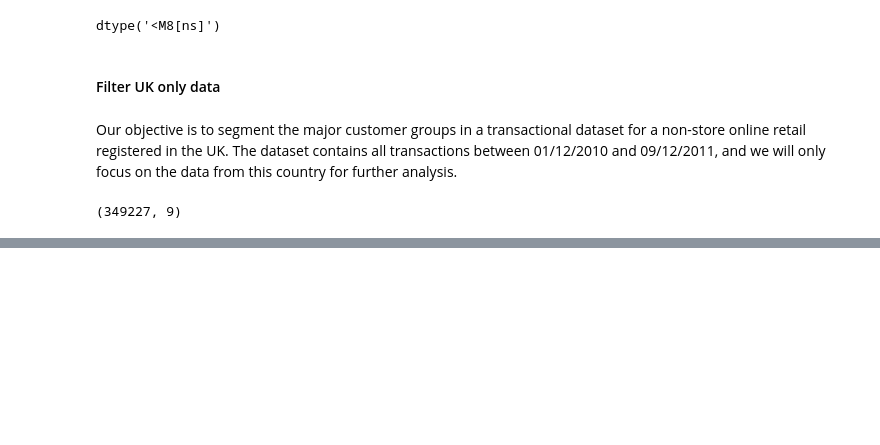
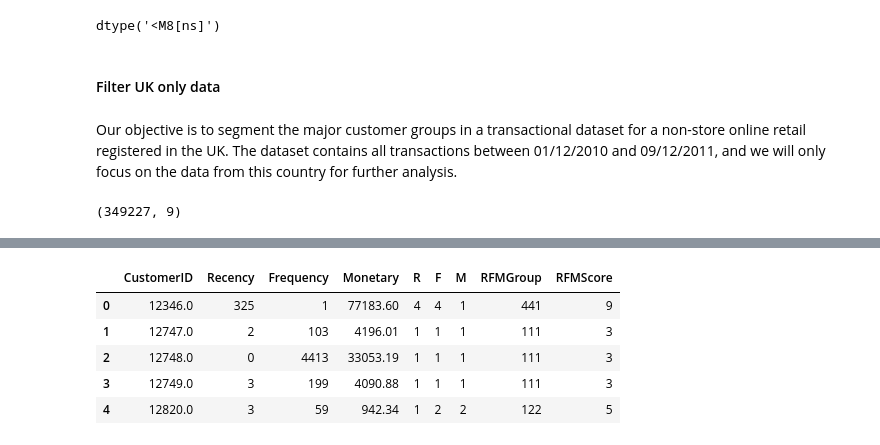
Before and after one commit to yashtambee/Online-Retail-Customer-Segmentation, a Jupyter notebook: Online_Retail_Customer_Segmentation.ipynb, the cells around one changed output, grey strips where cells are left out. Drawn from its saved outputs; the diff is of its cells as text; code cells hidden in the pictures; blank space fills up the shorter version.

```diff
--- a/Online_Retail_Customer_Segmentation.ipynb
+++ b/Online_Retail_Customer_Segmentation.ipynb
@@ -585,0 +669,5 @@ df.shape
+# %%
+# split the rfm values into four quantiles
+quantiles = rfm_df.quantile(q=[0.25,0.5,0.75])
+quantiles = quantiles.to_dict()
+quantiles
@@ -585,0 +678,27 @@ df.shape
+# %%
+# function to create R, F, M segments
+def RScore(x,p,d):
+  if x <= d[p][0.25]:
+    return 1
+  elif x <= d[p][0.5]:
+    return 2
+  elif x <= d[p][0.75]:
+    return 3
+  else:
+    return 4
+
+def FnMScore(x,p,d):
+  if x <= d[p][0.25]:
+    return 4
+  elif x <= d[p][0.5]:
+    return 3
+  elif x <= d[p][0.75]:
+    return 2
+  else:
+    return 1
+# %%
+# calculate RFM segment values for each record
+rfm_df['R'] = rfm_df['Recency'].apply(RScore, args=('Recency', quantiles, ))
+rfm_df['F'] = rfm_df['Frequency'].apply(FnMScore, args=('Frequency', quantiles, ))
+rfm_df['M'] = rfm_df['Monetary'].apply(FnMScore, args=('Monetary', quantiles, ))
+rfm_df.reset_index().head()
@@ -585,0 +712,14 @@ df.shape
+# %%
+# add RFM group column
+rfm_df['RFMGroup'] = rfm_df['R'].map(str) + rfm_df['F'].map(str) + rfm_df['M'].map(str)
+
+# calculate RFM score from RFM group column
+rfm_df['RFMScore'] = rfm_df[['R', 'F', 'M']].sum(axis=1)
+rfm_df.reset_index().head()
+# %% [output]
+|  | CustomerID | Recency | Frequency | Monetary | R | F | M | RFMGroup | RFMScore |
+| 0 | 12346.0 | 325 | 1 | 77183.60 | 4 | 4 | 1 | 441 | 9 |
+| 1 | 12747.0 | 2 | 103 | 4196.01 | 1 | 1 | 1 | 111 | 3 |
+| 2 | 12748.0 | 0 | 4413 | 33053.19 | 1 | 1 | 1 | 111 | 3 |
+| 3 | 12749.0 | 3 | 199 | 4090.88 | 1 | 1 | 1 | 111 | 3 |
+| 4 | 12820.0 | 3 | 59 | 942.34 | 1 | 2 | 2 | 122 | 5 |
```
Also changed, not shown: parts of 13 cells of this notebook.
